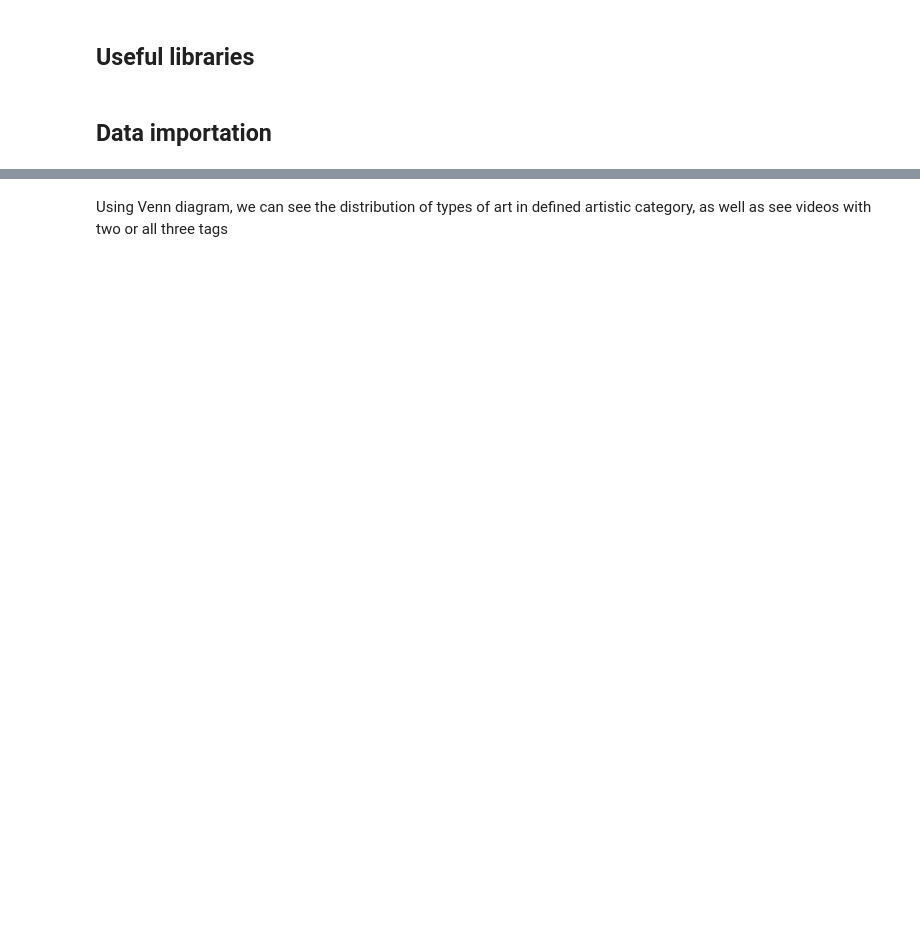
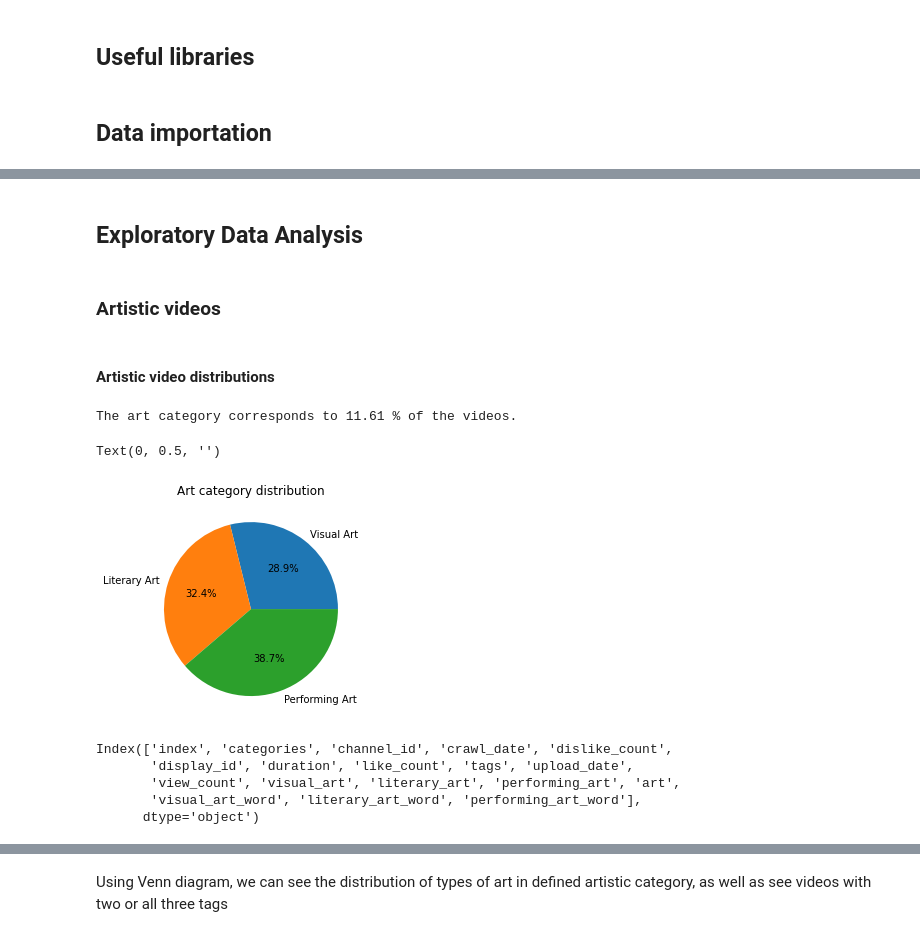
Before and after one commit to epfl-ada/ada-2022-project-geksada, a Jupyter notebook: preliminary_analysis.ipynb, the cells around one changed output, grey strips where cells are left out. Cells and saved outputs as stored; diff of their text form; code cells hidden in the pictures; blank space fills up the shorter version.

Commit message:
Improve preliminary_analysis

```diff
--- a/preliminary_analysis.ipynb
+++ b/preliminary_analysis.ipynb
@@ -142,0 +154,27 @@ Name: visual_art, dtype: int64
+# %% [markdown]
+## Exploratory Data Analysis
+# %% [markdown]
+### Artistic videos
+# %% [markdown]
+#### Artistic video distributions
+# %%
+perc = (df_art.shape[0]*100)/df_meta_16.shape[0]
+print("The art category corresponds to", round(perc, 2), "% of the videos.")
+# %% [output]
+The art category corresponds to 11.61 % of the videos.
+# %%
+sum_arts = df_art[["visual_art", "literary_art", "performing_art"]].sum()
+sum_arts.plot(kind="pie", labels = ["Visual Art", "Literary Art", "Performing Art"], autopct='%1.1f%%')
+plt.title("Art category distribution")
+plt.ylabel("")
+# %% [output]
+Text(0, 0.5, '')
+[figure, added]
+# %%
+df_art.columns
+# %% [output]
+Index(['index', 'categories', 'channel_id', 'crawl_date', 'dislike_count',
+       'display_id', 'duration', 'like_count', 'tags', 'upload_date',
+       'view_count', 'visual_art', 'literary_art', 'performing_art', 'art',
+       'visual_art_word', 'literary_art_word', 'performing_art_word'],
+      dtype='object')
```
Also changed, not shown: parts of 28 cells of this notebook, 2 other files.
